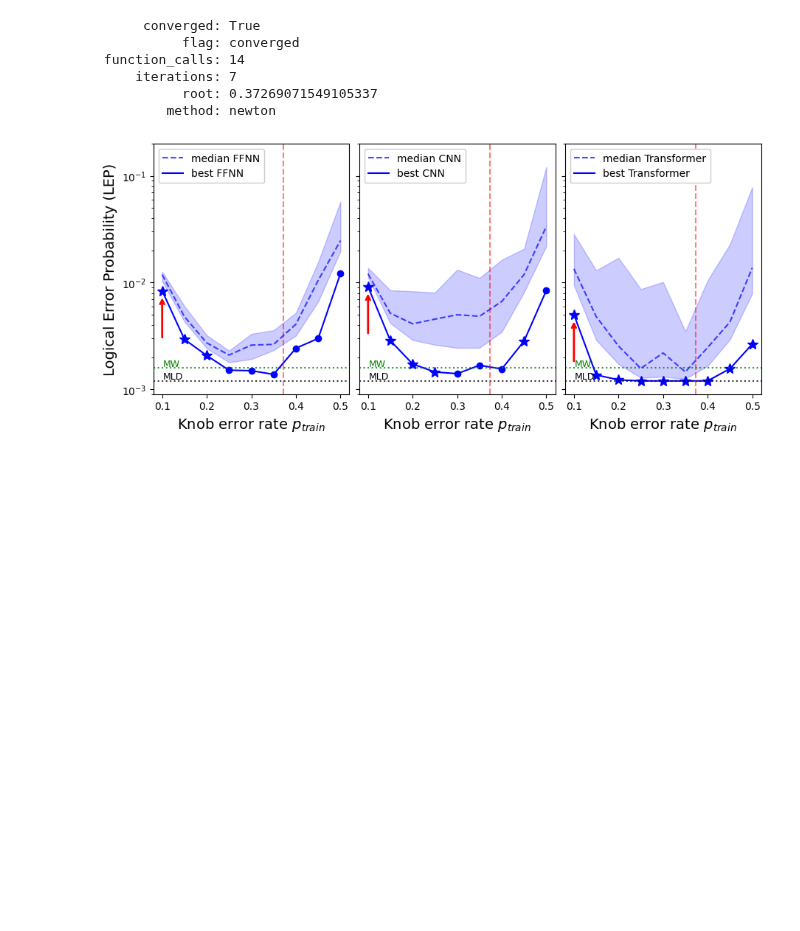
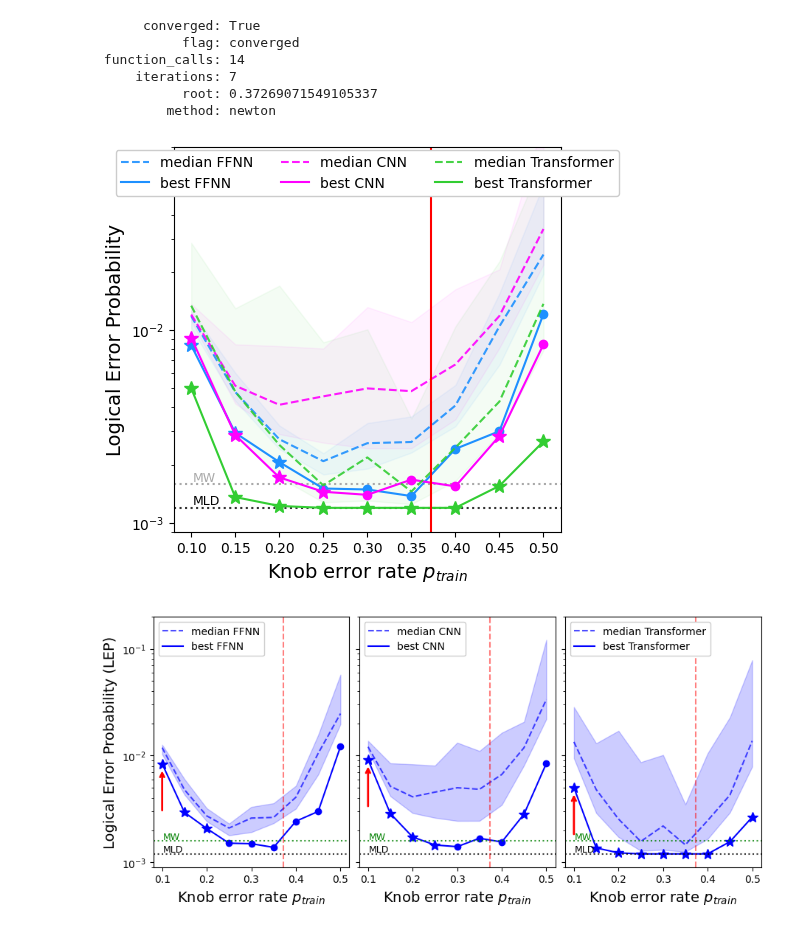
Before and after one commit to peterse/mldec, a Jupyter notebook: src/mldec/analysis/toy_problem_analysis.ipynb, the cells around one changed output. Cells and saved outputs as stored; diff of their text form; code cells hidden in the pictures; blank space fills up the shorter version.

```diff
--- a/src/mldec/analysis/toy_problem_analysis.ipynb
+++ b/src/mldec/analysis/toy_problem_analysis.ipynb
@@ -72,4 +72,82 @@ print(root)
      iterations: 7
            root: 0.37269071549105337
          method: newton
+# %%
+fig, ax = plt.subplots(1, 1, figsize=(5, 5))
+
+colors = ['dodgerblue', 'fuchsia', 'limegreen']
+
+
+# Also get the min weight performance
+vs_minweight = df_x[df_x['p'] == p]['vs_minweight'].values
+minweight = df_x[df_x['p'] == p]['val_acc'] - vs_minweight
+min_minweight_err = min(np.round(1 - minweight, 7)) # machine precision errors from the subtraction op above...
+ax.axhline(min_minweight_err, ls=':', c='darkgray', alpha=1)#, label='minimum weight')
+ax.axhline(1 - mld_acc , ls=':', c='k', alpha=0.8)#, label='MLD')
+ax.text(0.102, min_minweight_err + 0.00005, f"MW", c='darkgray', size=9, ha='left')
+ax.text(0.102, 1 - mld_acc + 0.00005 , f"MLD", size=9, ha='left')
+
+for jj, (df, model) in enumerate(zip([df_ffnn, df_cnn, df_x], ['FFNN', 'CNN', 'Transformer'])):
+
+    # compute performance/stats on each of the models
+    pvals = sorted(df['p'].unique())
+    yerrs_meds = []
+    yerrs_mins = []
+    yerrs_ub = []
+    yerrs_lb = []
+    better_than_lookup_arr = [] # track when the model is better than the lookup table
+    for i, p in enumerate(pvals):
+        y = df[df['p'] == p]['val_acc']
+        y_err = 1 - y
+        yerrs_meds.append(y_err.median())
+        # get
+        y_ub = y_err.quantile(.75)
+        y_lb = y_err.quantile(0.25)
+        yerrs_ub.append(y_ub)
+        yerrs_lb.append(y_lb)
+        yerrs_mins.append(y_err.min())
+
+        # # Also get the min weight performance
+        # vs_minweight = df[df['p'] == p]['vs_minweight'].values
+        # minweight = y - vs_minweight
+        # min_minweight_err = min(np.round(1 - minweight, 7)) # machine precision errors from the subtraction op above...
+
+        # now, find the comparison of this plot to the lookup table on the plot
+        vs_lookup = df[df['p'] == p]['vs_lookup'][y.idxmax()]
+        better_than_lookup = vs_lookup > 0
+        better_than_lookup_arr.append(better_than_lookup)
+
+    yerrs_meds = np.array(yerrs_meds)
+    yerrs_mins = np.array(yerrs_mins)
+    yerrs_ub = np.array(yerrs_ub)
+    yerrs_lb = np.array(yerrs_lb)
+    color = colors[jj]
+    ax.fill_between(pvals, yerrs_lb, yerrs_ub, color=color, alpha=0.05)
+    ax.plot(pvals, yerrs_meds, ls='--', marker=None, c=color, alpha=0.9, label=f'median {model}')
+    ax.plot(pvals, yerrs_mins, ls='-', marker=None, c=color, label=f'best {model}')
+    # wherever the result is better than lookup, plot a star
+    for i, p in enumerate(pvals):
+        if better_than_lookup_arr[i]:
+            marker = '*'
+            markersize = 10
+        else:
+            marker = 'o'
+            markersize = 6
+        ax.plot(p, yerrs_mins[i], marker=marker, c=color, markersize=markersize)
+
+
+
+ax.set_xlabel(r"Knob error rate $p_{train}$", size=14)
+
+# draw an arrow pointing to x=0.10, y=0.01
+# ax.annotate("", xy=(0.10, yerrs_mins[0] * .9), xytext=(0.10, yerrs_mins[0] *.35 ), arrowprops=dict(arrowstyle='->', color='r', linewidth=2))
+ax.semilogy()
+ax.axvline(root.root, ls='-', c='red', alpha=1)
+ax.legend(framealpha=1, loc='upper center', ncol=3, bbox_to_anchor=(0.5, 1.01))
+ax.set_ylim([9e-4, 9e-2])
+ax.set_ylabel("Logical Error Probability", size=14)
+
+fig.savefig(f"../../figures/figure1_b.pdf", bbox_inches='tight')
+# %% [output]
+[figure, added]
 # %%
```
Also changed, not shown: parts of 1 cell of this notebook, 7 other files.
